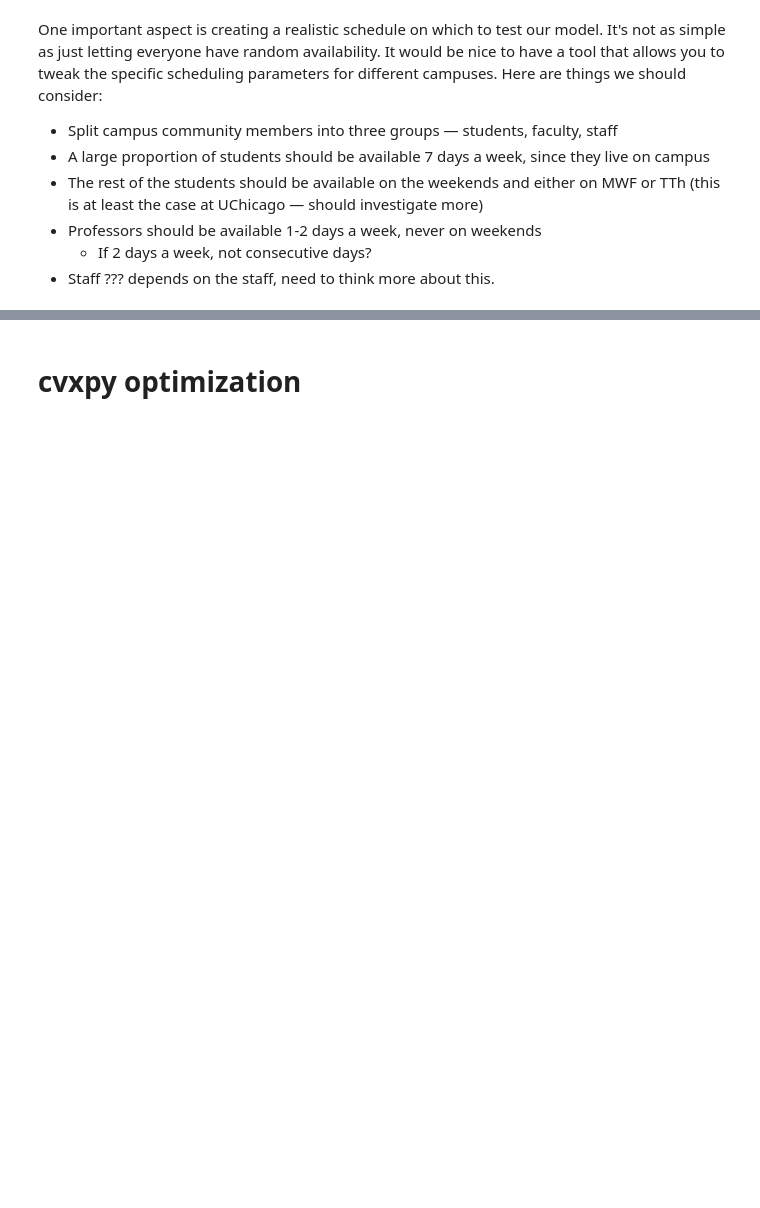
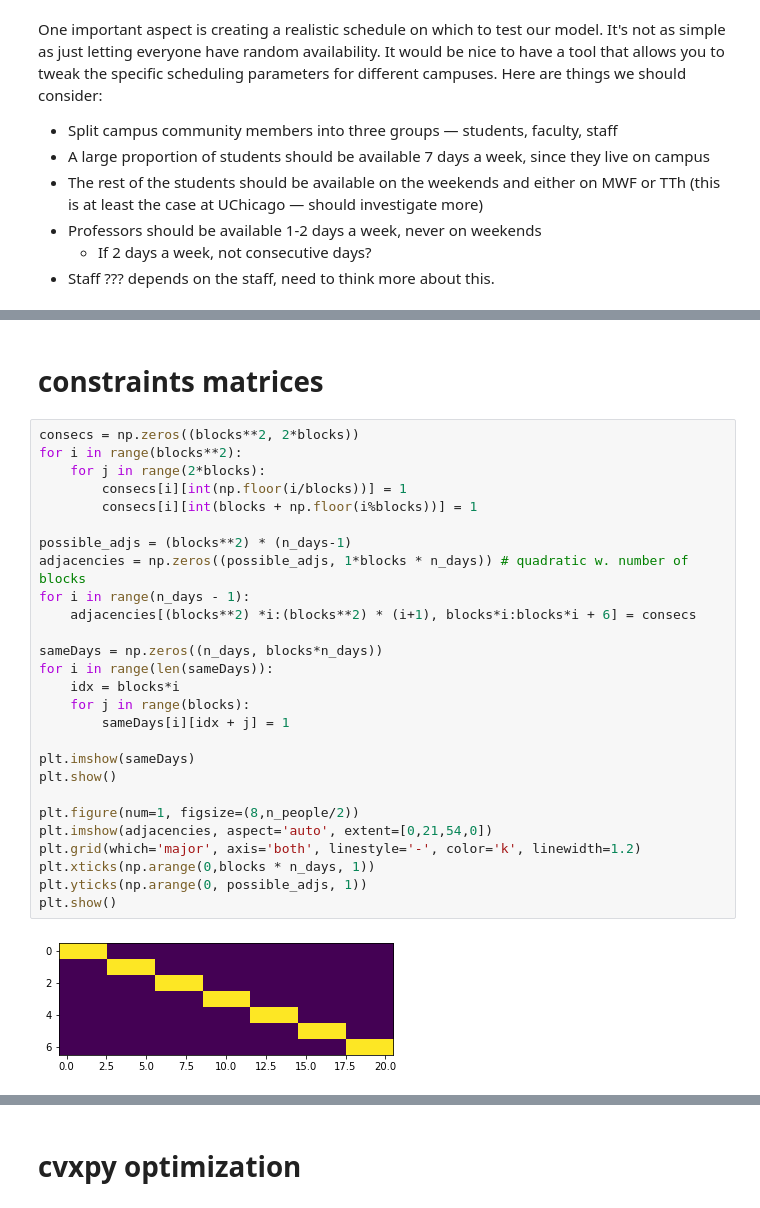
Before and after one commit to mggg/covid-scheduling, a Jupyter notebook: linear_program.ipynb, the cells around one changed output, grey strips where cells are left out. Cells and saved outputs as stored; diff of their text form; blank space fills up the shorter version.

```diff
--- a/linear_program.ipynb
+++ b/linear_program.ipynb
@@ -90,0 +116,31 @@ def runSetup(pcts):
+# %% [markdown]
+# constraints matrices
+# %%
+consecs = np.zeros((blocks**2, 2*blocks))
+for i in range(blocks**2):
+    for j in range(2*blocks):
+        consecs[i][int(np.floor(i/blocks))] = 1
+        consecs[i][int(blocks + np.floor(i%blocks))] = 1
+
+possible_adjs = (blocks**2) * (n_days-1)
+adjacencies = np.zeros((possible_adjs, 1*blocks * n_days)) # quadratic w. number of blocks
+for i in range(n_days - 1):
+    adjacencies[(blocks**2) *i:(blocks**2) * (i+1), blocks*i:blocks*i + 6] = consecs
+
+sameDays = np.zeros((n_days, blocks*n_days))
+for i in range(len(sameDays)):
+    idx = blocks*i
+    for j in range(blocks):
+        sameDays[i][idx + j] = 1
+
+plt.imshow(sameDays)
+plt.show()
+
+plt.figure(num=1, figsize=(8,n_people/2))
+plt.imshow(adjacencies, aspect='auto', extent=[0,21,54,0])
+plt.grid(which='major', axis='both', linestyle='-', color='k', linewidth=1.2)
+plt.xticks(np.arange(0,blocks * n_days, 1))
+plt.yticks(np.arange(0, possible_adjs, 1))
+plt.show()
+# %% [output]
+[figure, added]
```
Also changed, not shown: parts of 6 cells of this notebook.
